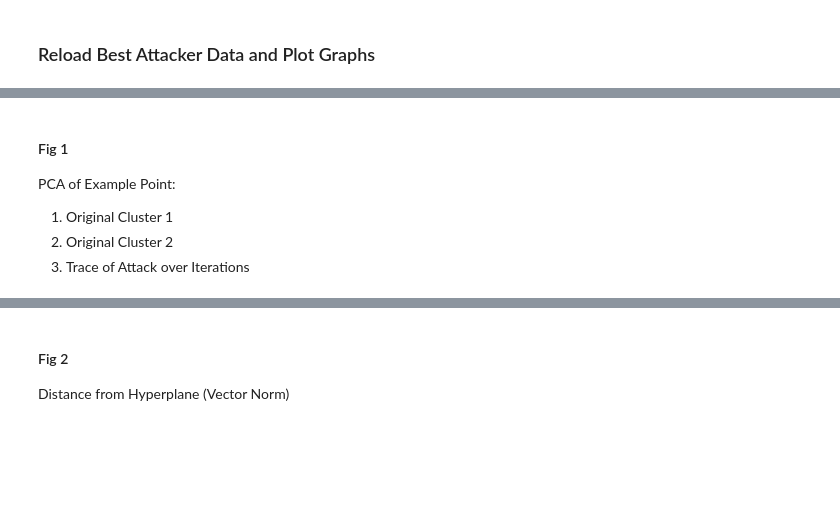
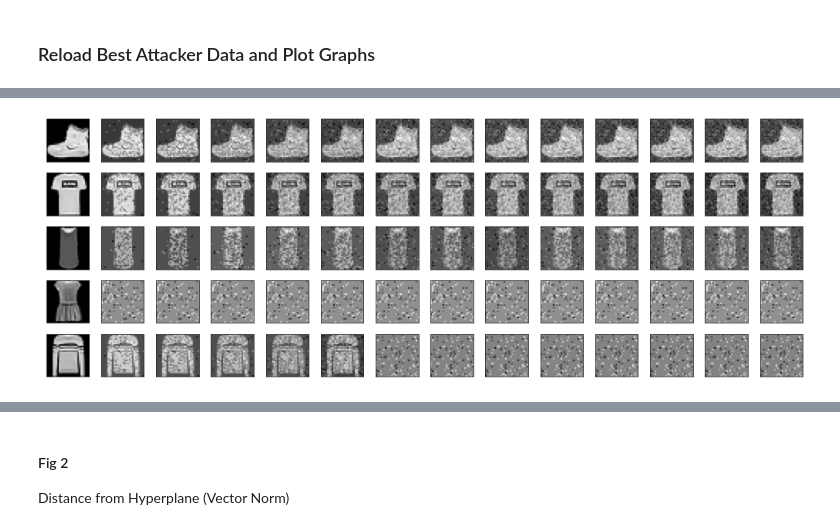
Before and after one commit to warhuus/optml-project, a Jupyter notebook: VisualizeResultsFashion.ipynb, the cells around one changed output, grey strips where cells are left out. Cells and saved outputs as stored; diff of their text form; code cells hidden in the pictures; blank space fills up the shorter version.

```diff
--- a/VisualizeResultsFashion.ipynb
+++ b/VisualizeResultsFashion.ipynb
@@ -160,0 +100,19 @@ report_zoro_d100_lamb_10 = compile_report(False, 0.10, 100)
+# %%
+# make and plot adversarial images - pull panel
+fig, axes = plt.subplots(5, 14, figsize=(14, 5))
+ax = axes.ravel()
+j = 0
+for i, im in zip(range(len(imgs)), imgs):
+    try:
+        if (i % 14 in [0, 13] or (i % 14 - 1) % 1 == 0):
+            img = (im + im.min()) / im.max()
+            ax[j].imshow(img, cmap='gray')
+            ax[j].set_xticks([])
+            ax[j].set_yticks([])
+            j += 1
+    except IndexError:
+        break
+plt.tight_layout()
+plt.savefig('fashion_resulting_images_fullpanel.pdf')
+# %% [output]
+[figure, added]
@@ -168,7 +123,0 @@ report_all = pd.concat([report_ada_d100_lamb_01,
-# %% [markdown]
-#### Fig 1
-
-PCA of Example Point:
-1. Original Cluster 1
-2. Original Cluster 2
-3. Trace of Attack over Iterations
```
Also changed, not shown: parts of 24 cells of this notebook, 1 other file.
